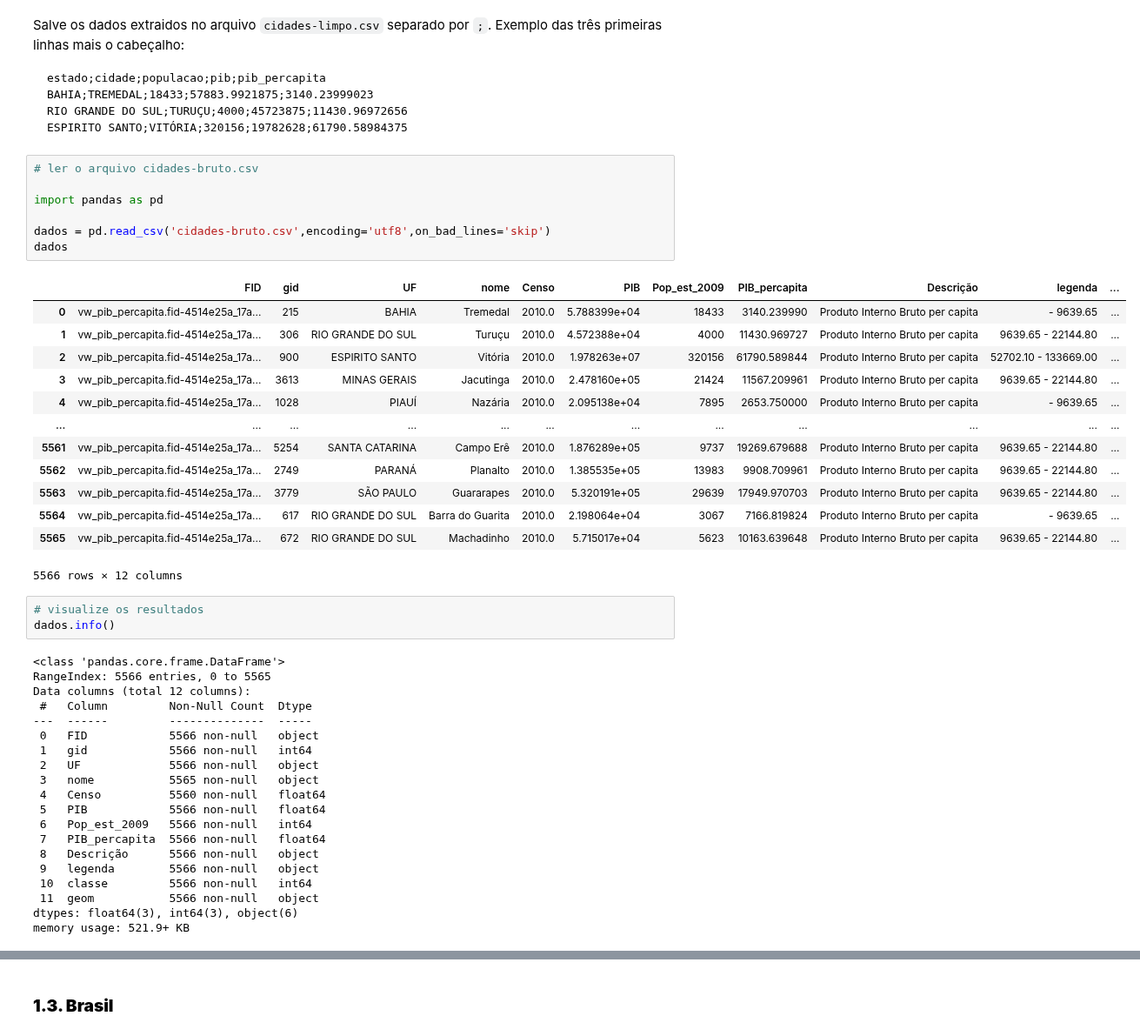
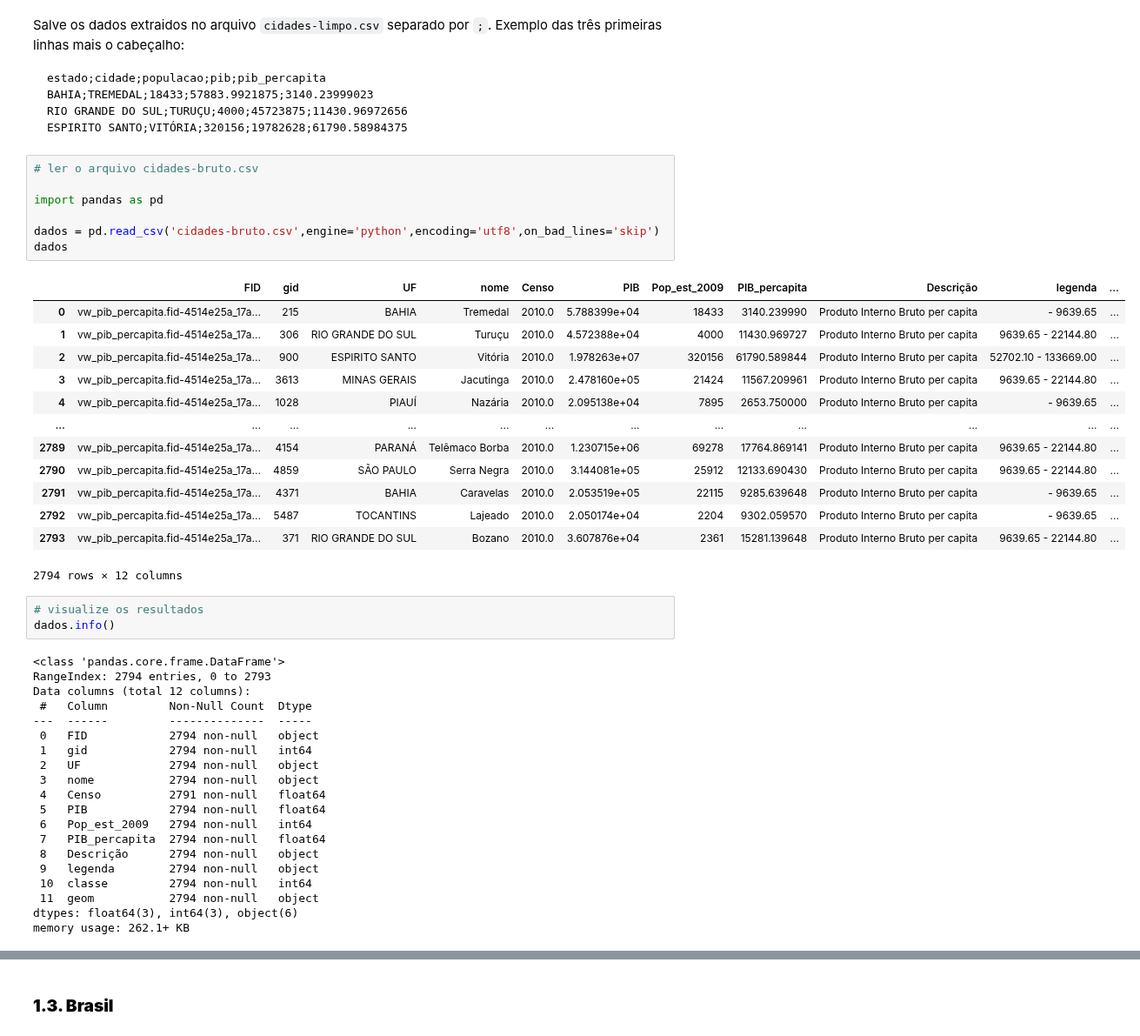
Before and after one commit to joaocabeca2/ebac, a Jupyter notebook: Profissao_Analista_de_dados_M13_Exercicio.ipynb, the cells around one changed output, grey strips where cells are left out. Shown at 87% size. Drawn from its saved outputs; the diff is of its cells as text.

```diff
--- a/Profissao_Analista_de_dados_M13_Exercicio.ipynb
+++ b/Profissao_Analista_de_dados_M13_Exercicio.ipynb
@@ -96,45 +96,45 @@ ESPIRITO SANTO;VITÓRIA;320156;19782628;61790.58984375
 # %%
 # ler o arquivo cidades-bruto.csv
 
 import pandas as pd
 
-dados = pd.read_csv('cidades-bruto.csv',encoding='utf8',on_bad_lines='skip')
+dados = pd.read_csv('cidades-bruto.csv',engine='python',encoding='utf8',on_bad_lines='skip')
 dados
 # %% [output]
 |  | FID | gid | UF | nome | Censo | PIB | Pop_est_2009 | PIB_percapita | Descrição | legenda | ... |
 | 0 | vw_pib_percapita.fid-4514e25a_17a... | 215 | BAHIA | Tremedal | 2010.0 | 5.788399e+04 | 18433 | 3140.239990 | Produto Interno Bruto per capita | - 9639.65 | ... |
 | 1 | vw_pib_percapita.fid-4514e25a_17a... | 306 | RIO GRANDE DO SUL | Turuçu | 2010.0 | 4.572388e+04 | 4000 | 11430.969727 | Produto Interno Bruto per capita | 9639.65 - 22144.80 | ... |
 | 2 | vw_pib_percapita.fid-4514e25a_17a... | 900 | ESPIRITO SANTO | Vitória | 2010.0 | 1.978263e+07 | 320156 | 61790.589844 | Produto Interno Bruto per capita | 52702.10 - 133669.00 | ... |
 | 3 | vw_pib_percapita.fid-4514e25a_17a... | 3613 | MINAS GERAIS | Jacutinga | 2010.0 | 2.478160e+05 | 21424 | 11567.209961 | Produto Interno Bruto per capita | 9639.65 - 22144.80 | ... |
 | 4 | vw_pib_percapita.fid-4514e25a_17a... | 1028 | PIAUÍ | Nazária | 2010.0 | 2.095138e+04 | 7895 | 2653.750000 | Produto Interno Bruto per capita | - 9639.65 | ... |
 | ... | ... | ... | ... | ... | ... | ... | ... | ... | ... | ... | ... |
-| 5561 | vw_pib_percapita.fid-4514e25a_17a... | 5254 | SANTA CATARINA | Campo Erê | 2010.0 | 1.876289e+05 | 9737 | 19269.679688 | Produto Interno Bruto per capita | 9639.65 - 22144.80 | ... |
-| 5562 | vw_pib_percapita.fid-4514e25a_17a... | 2749 | PARANÁ | Planalto | 2010.0 | 1.385535e+05 | 13983 | 9908.709961 | Produto Interno Bruto per capita | 9639.65 - 22144.80 | ... |
-| 5563 | vw_pib_percapita.fid-4514e25a_17a... | 3779 | SÃO PAULO | Guararapes | 2010.0 | 5.320191e+05 | 29639 | 17949.970703 | Produto Interno Bruto per capita | 9639.65 - 22144.80 | ... |
-| 5564 | vw_pib_percapita.fid-4514e25a_17a... | 617 | RIO GRANDE DO SUL | Barra do Guarita | 2010.0 | 2.198064e+04 | 3067 | 7166.819824 | Produto Interno Bruto per capita | - 9639.65 | ... |
-| 5565 | vw_pib_percapita.fid-4514e25a_17a... | 672 | RIO GRANDE DO SUL | Machadinho | 2010.0 | 5.715017e+04 | 5623 | 10163.639648 | Produto Interno Bruto per capita | 9639.65 - 22144.80 | ... |
+| 2789 | vw_pib_percapita.fid-4514e25a_17a... | 4154 | PARANÁ | Telêmaco Borba | 2010.0 | 1.230715e+06 | 69278 | 17764.869141 | Produto Interno Bruto per capita | 9639.65 - 22144.80 | ... |
+| 2790 | vw_pib_percapita.fid-4514e25a_17a... | 4859 | SÃO PAULO | Serra Negra | 2010.0 | 3.144081e+05 | 25912 | 12133.690430 | Produto Interno Bruto per capita | 9639.65 - 22144.80 | ... |
+| 2791 | vw_pib_percapita.fid-4514e25a_17a... | 4371 | BAHIA | Caravelas | 2010.0 | 2.053519e+05 | 22115 | 9285.639648 | Produto Interno Bruto per capita | - 9639.65 | ... |
+| 2792 | vw_pib_percapita.fid-4514e25a_17a... | 5487 | TOCANTINS | Lajeado | 2010.0 | 2.050174e+04 | 2204 | 9302.059570 | Produto Interno Bruto per capita | - 9639.65 | ... |
+| 2793 | vw_pib_percapita.fid-4514e25a_17a... | 371 | RIO GRANDE DO SUL | Bozano | 2010.0 | 3.607876e+04 | 2361 | 15281.139648 | Produto Interno Bruto per capita | 9639.65 - 22144.80 | ... |
-5566 rows × 12 columns
+2794 rows × 12 columns
 # %%
 # visualize os resultados
 dados.info()
 # %% [output]
 <class 'pandas.core.frame.DataFrame'>
-RangeIndex: 5566 entries, 0 to 5565
+RangeIndex: 2794 entries, 0 to 2793
 Data columns (total 12 columns):
  #   Column         Non-Null Count  Dtype
 ---  ------         --------------  -----
- 0   FID            5566 non-null   object
- 1   gid            5566 non-null   int64
- 2   UF             5566 non-null   object
- 3   nome           5565 non-null   object
- 4   Censo          5560 non-null   float64
- 5   PIB            5566 non-null   float64
- 6   Pop_est_2009   5566 non-null   int64
- 7   PIB_percapita  5566 non-null   float64
- 8   Descrição      5566 non-null   object
- 9   legenda        5566 non-null   object
- 10  classe         5566 non-null   int64
- 11  geom           5566 non-null   object
+ 0   FID            2794 non-null   object
+ 1   gid            2794 non-null   int64
+ 2   UF             2794 non-null   object
+ 3   nome           2794 non-null   object
+ 4   Censo          2791 non-null   float64
+ 5   PIB            2794 non-null   float64
+ 6   Pop_est_2009   2794 non-null   int64
+ 7   PIB_percapita  2794 non-null   float64
+ 8   Descrição      2794 non-null   object
+ 9   legenda        2794 non-null   object
+ 10  classe         2794 non-null   int64
+ 11  geom           2794 non-null   object
 dtypes: float64(3), int64(3), object(6)
-memory usage: 521.9+ KB
+memory usage: 262.1+ KB
 # %%
```
Also changed, not shown: parts of 8 cells of this notebook.
